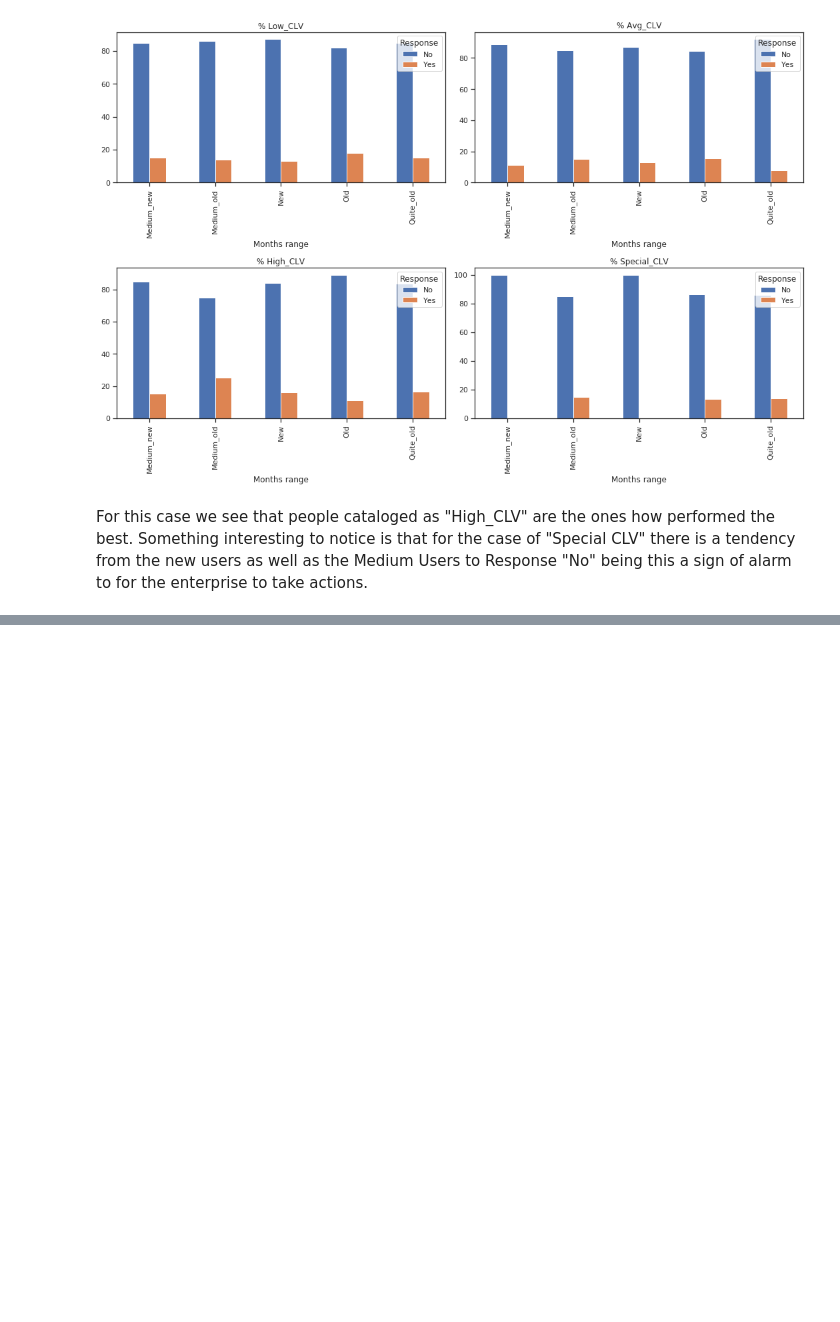
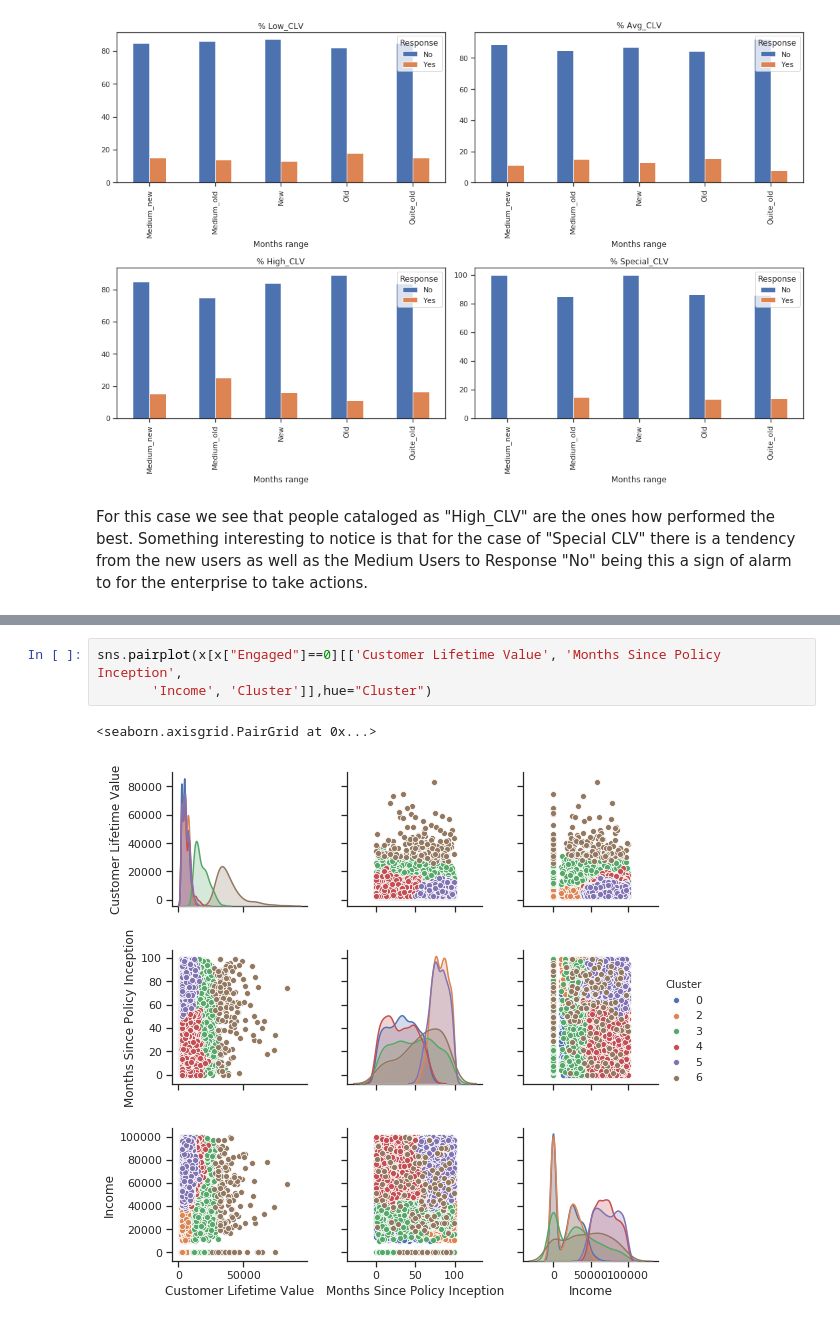
Before and after one commit to jamontanac/Solution-to-test, a Jupyter notebook: Solution.ipynb, the cells around one changed output, grey strips where cells are left out. Saved outputs shown, nothing was run; the diff lists cells and outputs as text; blank space fills up the shorter version.

```diff
--- a/Solution.ipynb
+++ b/Solution.ipynb
@@ -585,0 +654,6 @@ For this case we see that people cataloged as "High_CLV" are the ones how perfor
+# %%
+sns.pairplot(x[x["Engaged"]==0][['Customer Lifetime Value', 'Months Since Policy Inception',
+       'Income', 'Cluster']],hue="Cluster")
+# %% [output]
+<seaborn.axisgrid.PairGrid at 0x...>
+[figure, added]
```
Also changed, not shown: parts of 29 cells of this notebook, 2 other files.
